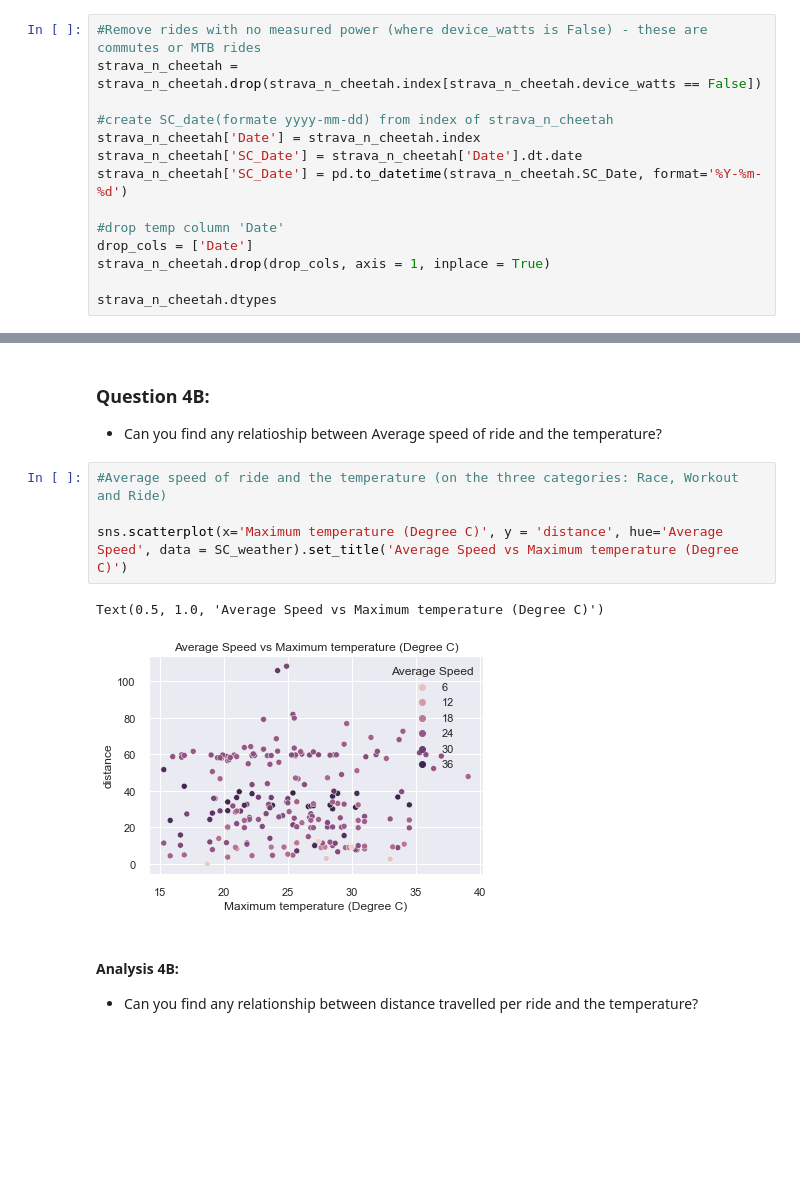
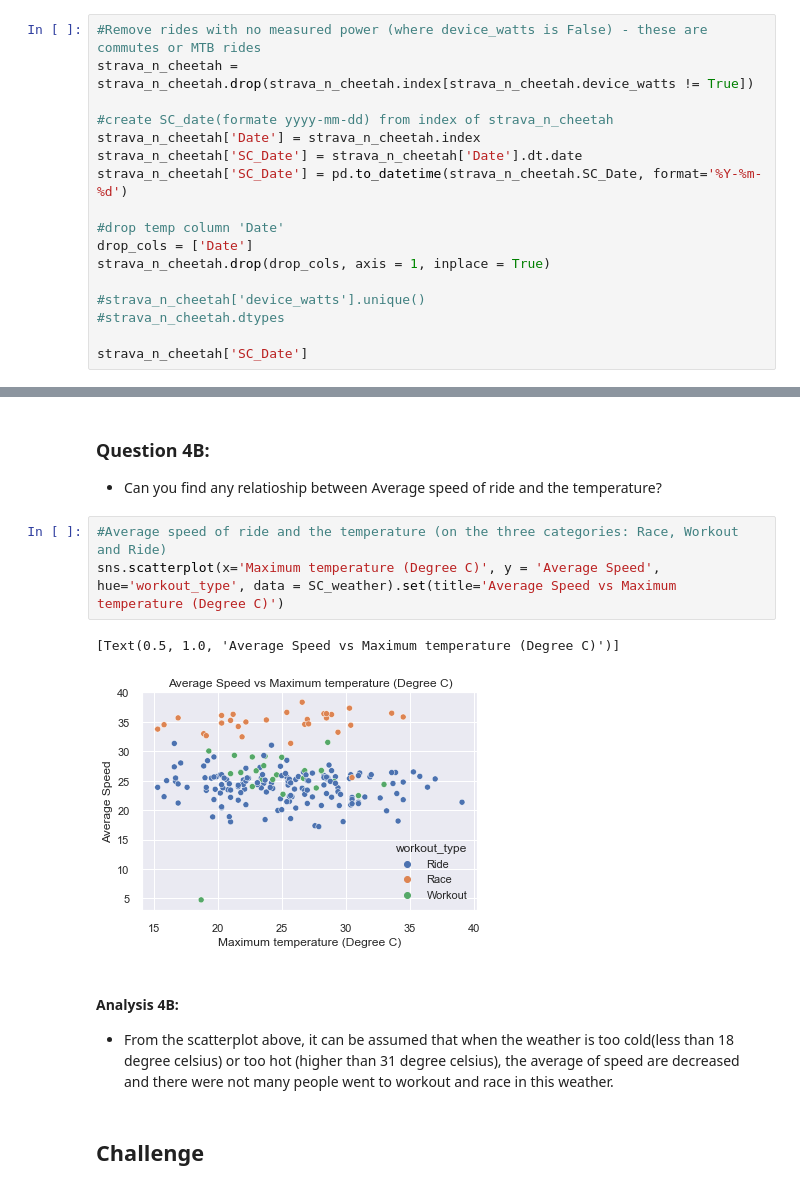
Before and after one commit to mona-piya/DS-portfolio-s1-2021-MonaMunegan, a Jupyter notebook: Portfolio 1.ipynb, the cells around one changed output, grey strips where cells are left out. Saved outputs shown, nothing was run; the diff lists cells and outputs as text; blank space fills up the shorter version.

```diff
--- a/Portfolio 1.ipynb
+++ b/Portfolio 1.ipynb
@@ -116,7 +116,7 @@ strava_n_cheetah
 1. Remove rides with no measured power (where device_watts is False) - these are commutes or MTB rides
 # %%
 #Remove rides with no measured power (where device_watts is False) - these are commutes or MTB rides
-strava_n_cheetah = strava_n_cheetah.drop(strava_n_cheetah.index[strava_n_cheetah.device_watts == False])
+strava_n_cheetah = strava_n_cheetah.drop(strava_n_cheetah.index[strava_n_cheetah.device_watts != True])
 
 #create SC_date(formate yyyy-mm-dd) from index of strava_n_cheetah
 strava_n_cheetah['Date'] = strava_n_cheetah.index
@@ -127,5 +127,8 @@ strava_n_cheetah['SC_Date'] = pd.to_datetime(strava_n_cheetah.SC_Date, format='%
 drop_cols = ['Date']
 strava_n_cheetah.drop(drop_cols, axis = 1, inplace = True)
 
-strava_n_cheetah.dtypes
+#strava_n_cheetah['device_watts'].unique()
+#strava_n_cheetah.dtypes
+
+strava_n_cheetah['SC_Date']
 # %% [output]
@@ -619,13 +563,14 @@ Text(0.5, 1.0, 'Distance vs Maximum temperature (Degree C)')
 * Can you find any relatioship between Average speed of ride and the temperature?
 # %%
 #Average speed of ride and the temperature (on the three categories: Race, Workout and Ride)
-
-sns.scatterplot(x='Maximum temperature (Degree C)', y = 'distance', hue='Average Speed', data = SC_weather).set_title('Average Speed vs Maximum temperature (Degree C)')
+sns.scatterplot(x='Maximum temperature (Degree C)', y = 'Average Speed', hue='workout_type', data = SC_weather).set(title='Average Speed vs Maximum temperature (Degree C)')
 # %% [output]
-Text(0.5, 1.0, 'Average Speed vs Maximum temperature (Degree C)')
+[Text(0.5, 1.0, 'Average Speed vs Maximum temperature (Degree C)')]
-[figure, old version]
+[figure, new version]
-# %% [markdown]
-#### Analysis 4B:
-
-* Can you find any relationship between distance travelled per ride and the temperature?
+# %% [markdown]
+#### Analysis 4B:
+
+* From the scatterplot above, it can be assumed that when the weather is too cold(less than 18 degree celsius) or too hot (higher than 31 degree celsius), the average of speed are decreased and there were not many people went to workout and race in this weather.
+# %% [markdown]
+## Challenge
 # %% [markdown]
```
Also changed, not shown: parts of 47 cells of this notebook.
